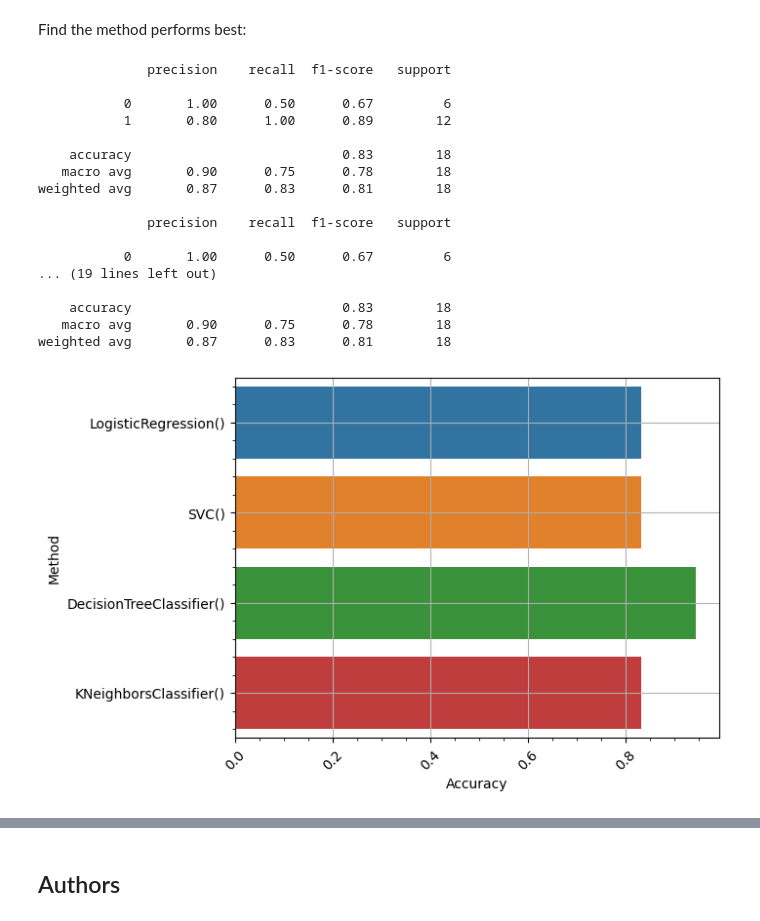
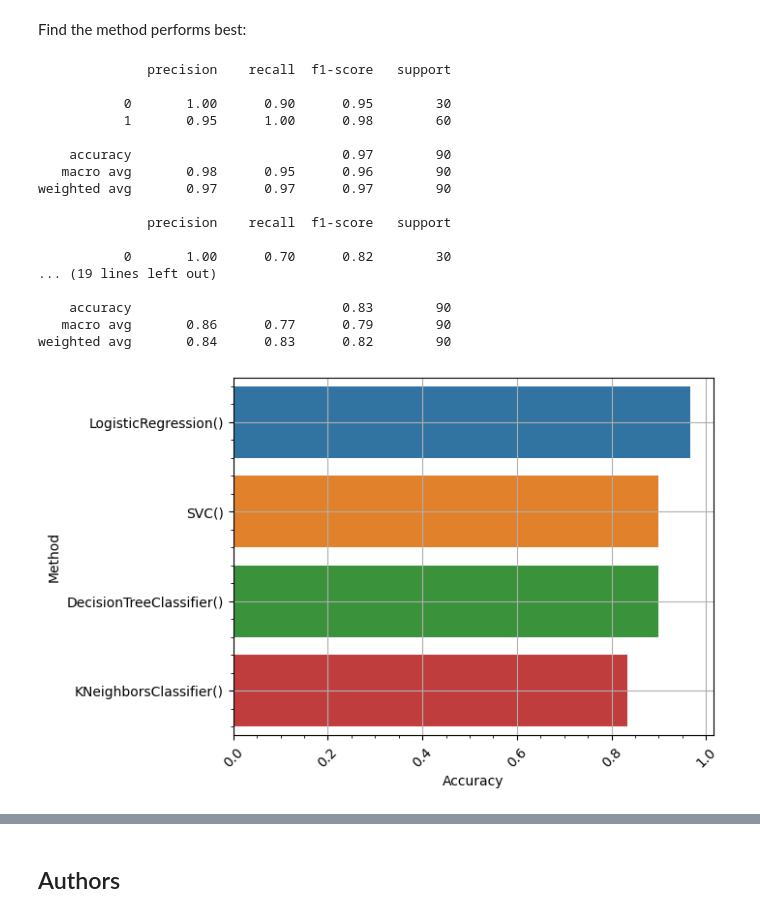
Before and after one commit to Jinkxt/IBM-Practice, a Jupyter notebook: CapStone/8-SpaceX_Machine_Learning_Prediction.jupyterlite.ipynb, the cells around one changed output, grey strips where cells are left out. Drawn from its saved outputs; the diff is of its cells as text; code cells hidden in the pictures.

```diff
--- a/CapStone/8-SpaceX_Machine_Learning_Prediction.jupyterlite.ipynb
+++ b/CapStone/8-SpaceX_Machine_Learning_Prediction.jupyterlite.ipynb
@@ -255,7 +255,7 @@ Create a decision tree classifier object then  create a  <code>GridSearchCV</cod
 parameters = {'criterion': ['gini', 'entropy'],
      'splitter': ['best', 'random'],
      'max_depth': [2*n for n in range(1,10)],
-     'max_features': ['sqrt'],
+     'max_features': ['auto','sqrt'],
      'min_samples_leaf': [1, 2, 4],
      'min_samples_split': [2, 5, 10]}
 
@@ -340,36 +340,36 @@ from sklearn.metrics import classification_report
 # %%
 list_of_methods=[logreg_cv,svm_cv,tree_cv, knn_cv]
 for method in list_of_methods:
-    print (classification_report(Y_test, method.predict(X_test)))
+    print (classification_report(Y, method.predict(X)))
 # %% [output]
               precision    recall  f1-score   support
 
-           0       1.00      0.50      0.67         6
-           1       0.80      1.00      0.89        12
+           0       1.00      0.90      0.95        30
+           1       0.95      1.00      0.98        60
 
-    accuracy                           0.83        18
-   macro avg       0.90      0.75      0.78        18
-weighted avg       0.87      0.83      0.81        18
+    accuracy                           0.97        90
+   macro avg       0.98      0.95      0.96        90
+weighted avg       0.97      0.97      0.97        90
 
               precision    recall  f1-score   support
 
-           0       1.00      0.50      0.67         6
+           0       1.00      0.70      0.82        30
 ... (19 lines left out)
 
-    accuracy                           0.83        18
-   macro avg       0.90      0.75      0.78        18
-weighted avg       0.87      0.83      0.81        18
+    accuracy                           0.83        90
+   macro avg       0.86      0.77      0.79        90
+weighted avg       0.84      0.83      0.82        90
 # %%
 accuracy_vector=[]
 for method in list_of_methods:
-    accuracy_vector.append([str(method.estimator), method.score(X_test, Y_test)])
+    accuracy_vector.append([str(method.estimator), method.score(X, Y)])
 accuracy_vector=pd.DataFrame(accuracy_vector)
 sns.barplot(accuracy_vector, y=0, x=1)
 plt.xticks(rotation = 45)
 plt.xlabel('Accuracy')
 plt.ylabel('Method')
 plt.minorticks_on()
 plt.grid(True)
 plt.show()
 # %% [output]
-[figure, old version]
+[figure, new version]
```
Also changed, not shown: parts of 11 cells of this notebook.
